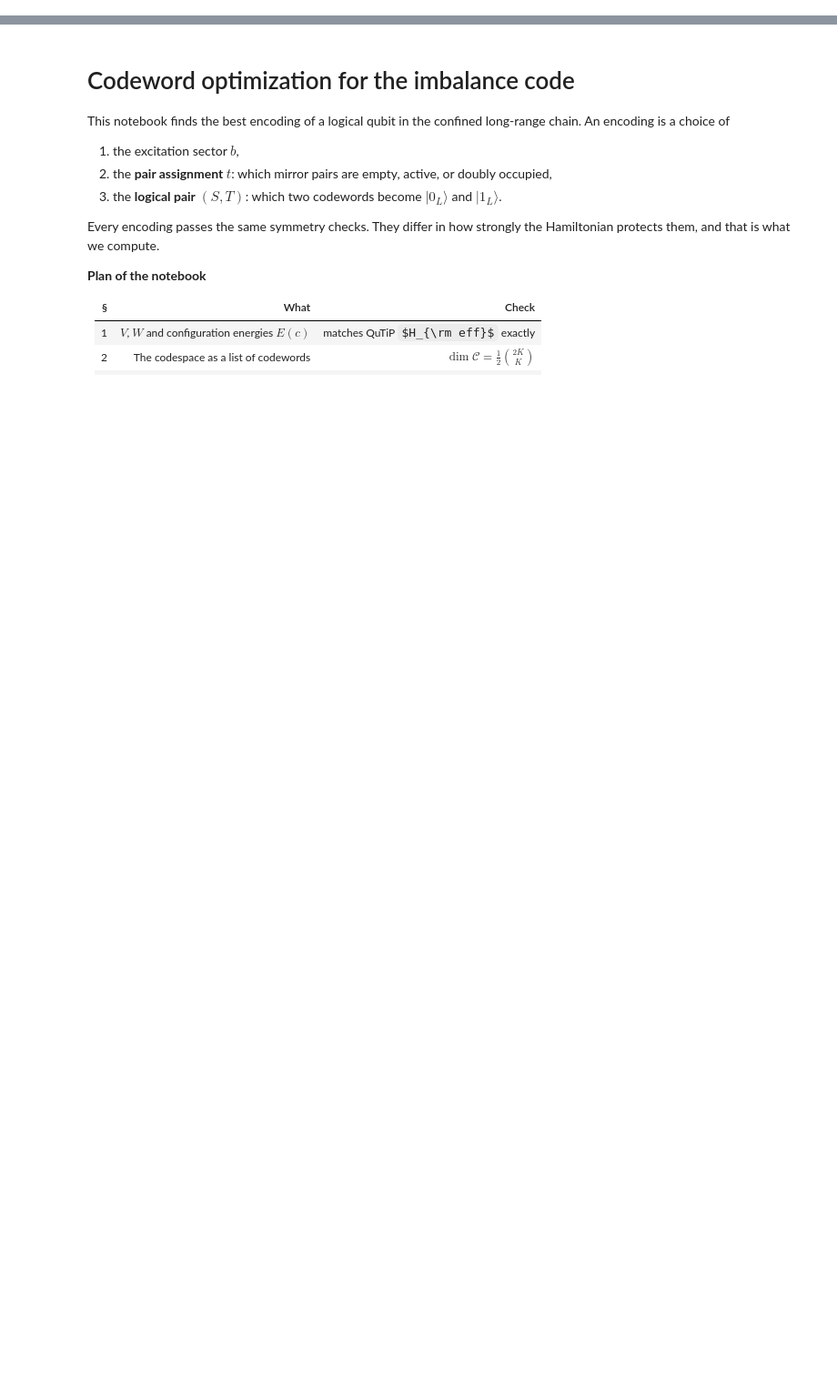
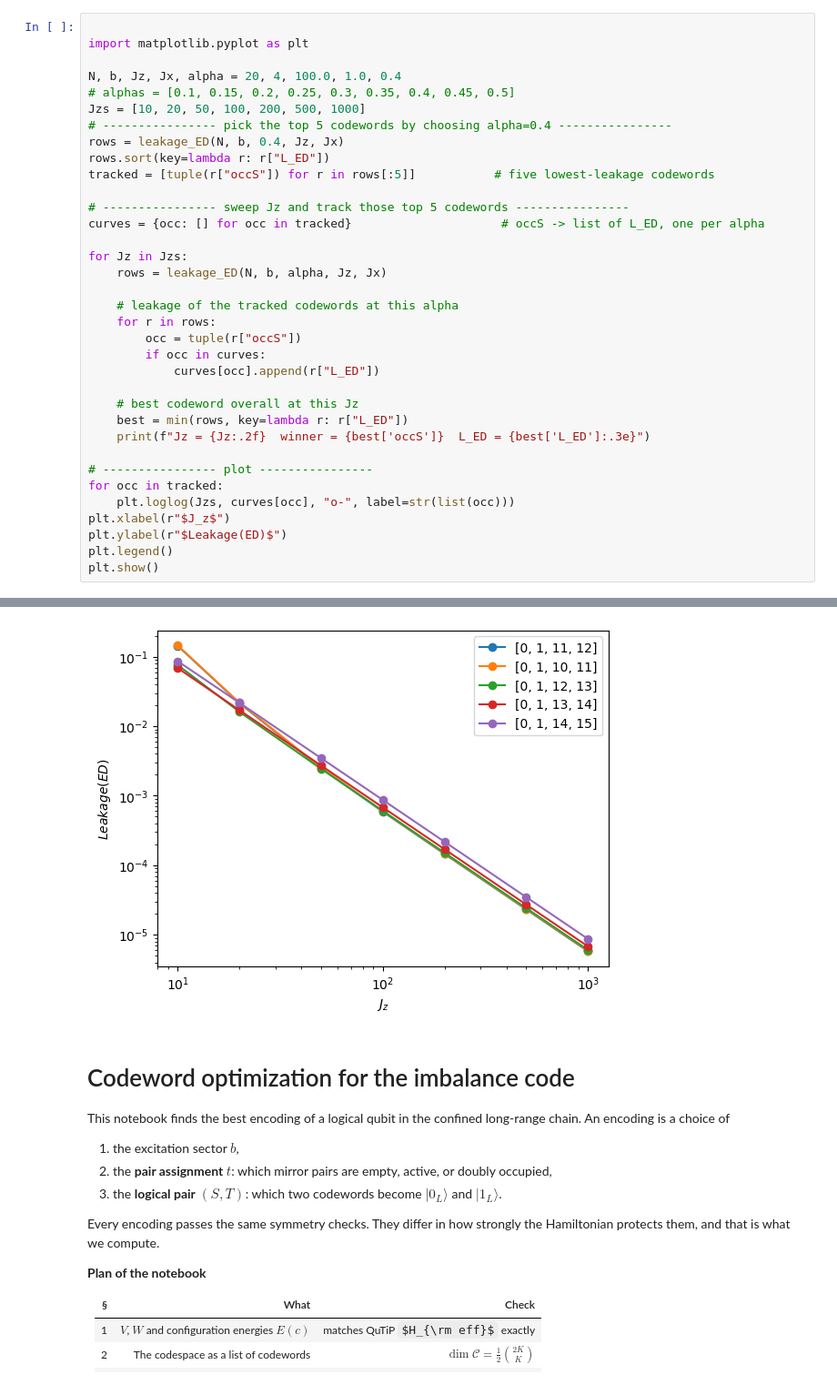
Before and after one commit to Shreyas-phys/Confinement-and-DFS, a Jupyter notebook: codeword_optimization.ipynb, the cells around one changed output, grey strips where cells are left out. Shown at 91% size. Drawn from its saved outputs; the diff is of its cells as text; some formulas as TeX source; blank space fills up the shorter version.

```diff
--- a/codeword_optimization.ipynb
+++ b/codeword_optimization.ipynb
@@ -0,0 +282,36 @@
+# %%
+
+import matplotlib.pyplot as plt
+
+N, b, Jz, Jx, alpha = 20, 4, 100.0, 1.0, 0.4
+# alphas = [0.1, 0.15, 0.2, 0.25, 0.3, 0.35, 0.4, 0.45, 0.5]
+Jzs = [10, 20, 50, 100, 200, 500, 1000]
+# ---------------- pick the top 5 codewords by choosing alpha=0.4 ----------------
+rows = leakage_ED(N, b, 0.4, Jz, Jx)
+rows.sort(key=lambda r: r["L_ED"])
+tracked = [tuple(r["occS"]) for r in rows[:5]]           # five lowest-leakage codewords
+
+# ---------------- sweep Jz and track those top 5 codewords ----------------
+curves = {occ: [] for occ in tracked}                     # occS -> list of L_ED, one per alpha
+
+for Jz in Jzs:
+    rows = leakage_ED(N, b, alpha, Jz, Jx)
+
+    # leakage of the tracked codewords at this alpha
+    for r in rows:
+        occ = tuple(r["occS"])
+        if occ in curves:
+            curves[occ].append(r["L_ED"])
+
+    # best codeword overall at this Jz
+    best = min(rows, key=lambda r: r["L_ED"])
+    print(f"Jz = {Jz:.2f}  winner = {best['occS']}  L_ED = {best['L_ED']:.3e}")
+
+# ---------------- plot ----------------
+for occ in tracked:
+    plt.loglog(Jzs, curves[occ], "o-", label=str(list(occ)))
+plt.xlabel(r"$J_z$")
+plt.ylabel(r"$Leakage(ED)$")
+plt.legend()
+plt.show()
+# %% [output]
@@ -1,3 +325,4 @@
+[figure, added]
 # %% [markdown]
 # Codeword optimization for the imbalance code
 
```
Also changed, not shown: parts of 18 cells of this notebook.
